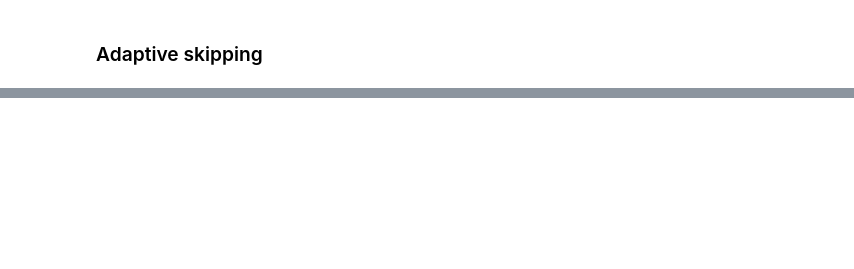
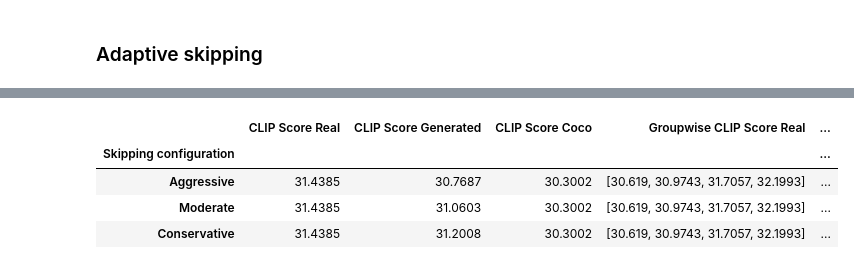
Before and after one commit to ontenkutsenko/Diffusion, a Jupyter notebook: src/notebooks/adaptive_skipping.ipynb, the cells around one changed output, grey strips where cells are left out. Cells and saved outputs as stored; diff of their text form; code cells hidden in the pictures; blank space fills up the shorter version.

```diff
--- a/src/notebooks/adaptive_skipping.ipynb
+++ b/src/notebooks/adaptive_skipping.ipynb
@@ -386,0 +530,36 @@ with h5py.File(trajectory_path, "r") as trajectory_file:
+# %%
+# Create DataFrame with metrics
+metrics_df = pd.DataFrame({
+    'Skipping configuration': ["Aggressive", "Moderate", "Conservative"],
+    'CLIP Score Real': clips_real,
+    'CLIP Score Generated': clips_generated,
+    'CLIP Score Coco': coco_clips,
+    'Groupwise CLIP Score Real': clips_real_group,
+    'Groupwise CLIP Score Generated': clips_generated_group,
+    'Pick score retrieval vs gen': picks,
+    'Groupwise Pick score retrieval vs gen': picks_group,
+    'Pick score gen vs coco': coco_picks,
+    'Pick score retrieval vs coco': neighbour_coco_picks,
+    'Inception Score Real': inceptions_real,
+    'Inception Score Generated': inceptions_generated,
+    'Inception Score Coco': inceptions_coco,
+    'FID retrieval vs gen': fids,
+    'FID gen vs coco': fids_coco,
+    'FID retrieval vs coco': fids_neighbour ,
+    'Average Steps': avg_steps,
+})
+
+# Set Value Margin Steps as index
+metrics_df = metrics_df.set_index('Skipping configuration')
+
+# # Save to CSV
+metrics_df.to_csv('../data/results/adaptive_skipping/coco-metrics-skipping.csv')
+
+# Display the table
+metrics_df
+# %% [output]
+|  | CLIP Score Real | CLIP Score Generated | CLIP Score Coco | Groupwise CLIP Score Real | ... |
+| Skipping configuration |  |  |  |  | ... |
+| Aggressive | 31.4385 | 30.7687 | 30.3002 | [30.619, 30.9743, 31.7057, 32.1993] | ... |
+| Moderate | 31.4385 | 31.0603 | 30.3002 | [30.619, 30.9743, 31.7057, 32.1993] | ... |
+| Conservative | 31.4385 | 31.2008 | 30.3002 | [30.619, 30.9743, 31.7057, 32.1993] | ... |
```
Also changed, not shown: parts of 20 cells of this notebook.
